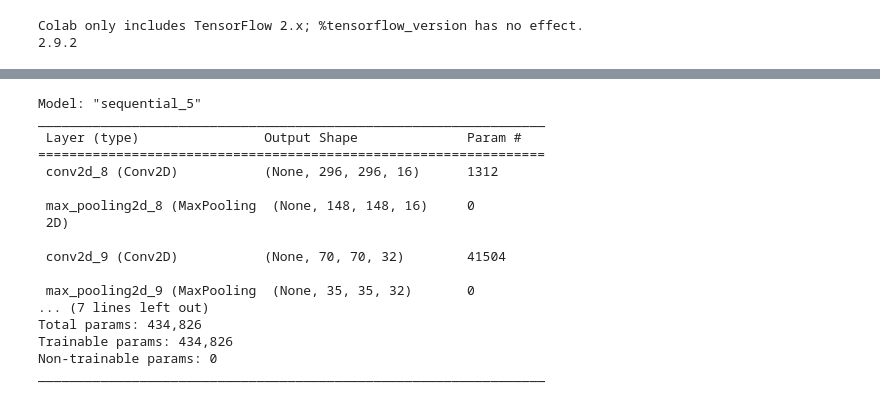
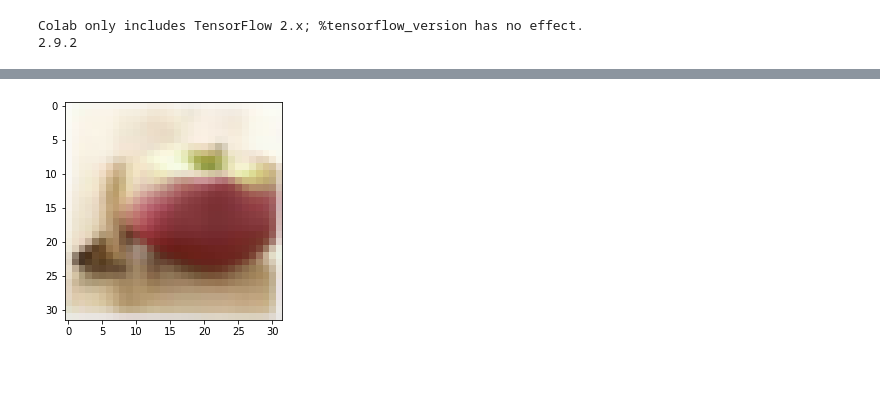
Before and after one commit to marialongogarcia/deeplearning, a Jupyter notebook: Prueba CNN.ipynb, the cells around one changed output, grey strips where cells are left out. Saved outputs shown, nothing was run; the diff lists cells and outputs as text; code cells hidden in the pictures; blank space fills up the shorter version.

```diff
--- a/Prueba CNN.ipynb
+++ b/Prueba CNN.ipynb
@@ -129,37 +20,0 @@ _________________________________________________________________
-# %%
-# EJEMPLO 2
-from tensorflow.keras import Sequential
-from tensorflow.keras.layers import Conv2D
-from tensorflow.keras.layers import MaxPooling2D
-from tensorflow.keras.layers import Dense
-from tensorflow.keras.layers import Flatten
-
-model_ejemplo2 = Sequential()
-model_ejemplo2.add(Conv2D(16, (9, 9), strides=(2, 2), activation='relu', input_shape=(600, 600, 1)))
-model_ejemplo2.add(MaxPooling2D((2, 2)))
-
-model_ejemplo2.add(Conv2D(32, (9, 9), strides=(2, 2), activation='relu'))
-model_ejemplo2.add(MaxPooling2D((2, 2)))
-
-model_ejemplo2.add(Flatten())
-model_ejemplo2.add(Dense(10, activation='softmax'))
-
-model_ejemplo2.summary()
-# %% [output]
-Model: "sequential_5"
-_________________________________________________________________
- Layer (type)                Output Shape              Param #
-=================================================================
- conv2d_8 (Conv2D)           (None, 296, 296, 16)      1312
-
- max_pooling2d_8 (MaxPooling  (None, 148, 148, 16)     0
- 2D)
-
- conv2d_9 (Conv2D)           (None, 70, 70, 32)        41504
-
- max_pooling2d_9 (MaxPooling  (None, 35, 35, 32)       0
-... (7 lines left out)
-Total params: 434,826
-Trainable params: 434,826
-Non-trainable params: 0
-_________________________________________________________________
@@ -165,0 +32,14 @@ _________________________________________________________________
+# %%
+(train_images, train_labels), (test_images, test_labels) = tf.keras.datasets.cifar100.load_data(label_mode="fine")
+# CIFAR: https://www.cs.toronto.edu/~kriz/cifar.html
+assert train_images.shape == (50000, 32, 32, 3)
+assert test_images.shape == (10000, 32, 32, 3)
+assert train_labels.shape == (50000, 1)
+assert test_labels.shape == (10000, 1)
+# %%
+import matplotlib.pyplot as plt
+digit = train_images[2]
+plt.imshow(digit, cmap=plt.cm.binary)
+plt.show()
+# %% [output]
+[figure, added]
```
Also changed, not shown: parts of 14 cells of this notebook.
